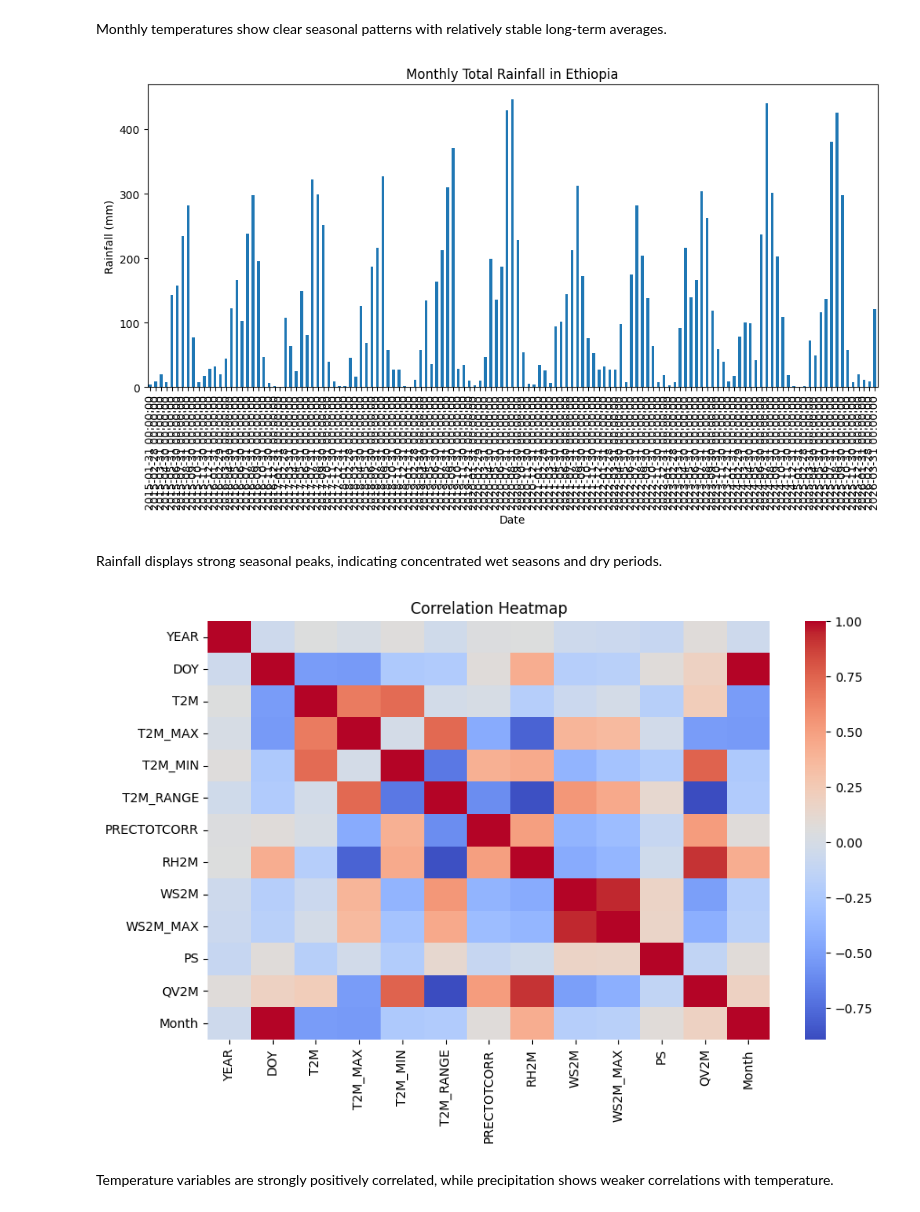
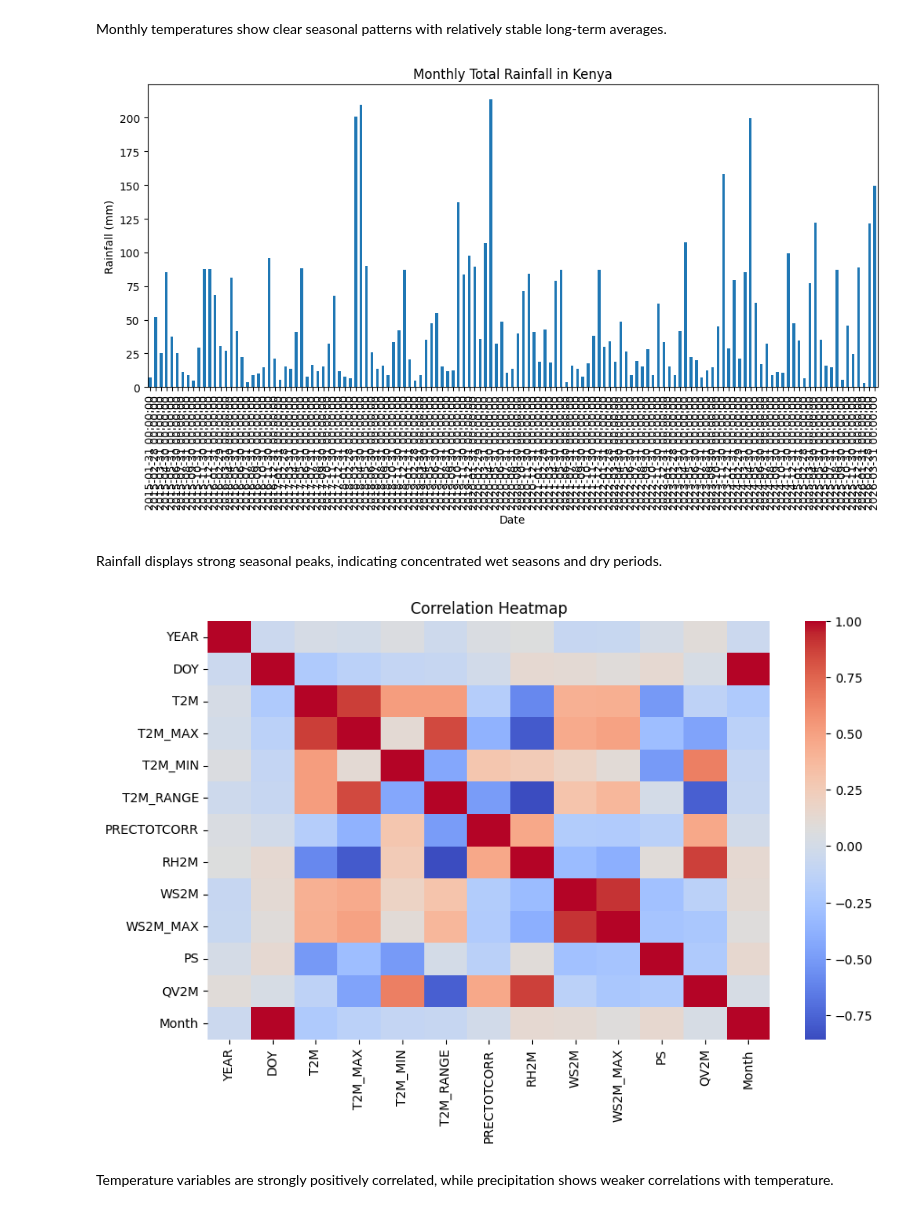
Before and after one commit to Sosna-mehrete/climate-challenge-week0, a Jupyter notebook: notebooks/kenya_eda.ipynb, the cells around one changed output. Saved outputs shown, nothing was run; the diff lists cells and outputs as text; code cells hidden in the pictures.

```diff
--- a/notebooks/kenya_eda.ipynb
+++ b/notebooks/kenya_eda.ipynb
@@ -35,8 +11,8 @@ import matplotlib.pyplot as plt
 import seaborn as sns
 from scipy.stats import zscore
 # %%
-df = pd.read_csv("../data/ethiopia.csv")
-df["Country"] = "Ethiopia"
+df = pd.read_csv("../data/kenya.csv")
+df["Country"] = "Kenya"
 
 df["Date"] = pd.to_datetime(
     df["YEAR"] * 1000 + df["DOY"],
@@ -205,13 +183,13 @@ Monthly temperatures show clear seasonal patterns with relatively stable long-te
 # %%
 monthly_rain = df.resample("M", on="Date")["PRECTOTCORR"].sum()
 
 plt.figure(figsize=(12,5))
 monthly_rain.plot(kind="bar")
-plt.title("Monthly Total Rainfall in Ethiopia")
+plt.title("Monthly Total Rainfall in Kenya")
 plt.ylabel("Rainfall (mm)")
 plt.show()
 # %% [output]
-[figure, old version]
+[figure, new version]
 # %% [markdown]
 Rainfall displays strong seasonal peaks, indicating concentrated wet seasons and dry periods.
 # %%
@@ -220,7 +198,7 @@ sns.heatmap(df.corr(numeric_only=True), cmap="coolwarm", annot=False)
 plt.title("Correlation Heatmap")
 plt.show()
 # %% [output]
-[figure, old version]
+[figure, new version]
 # %% [markdown]
 Temperature variables are strongly positively correlated, while precipitation shows weaker correlations with temperature.
 # %%
```
Also changed, not shown: parts of 13 cells of this notebook.
